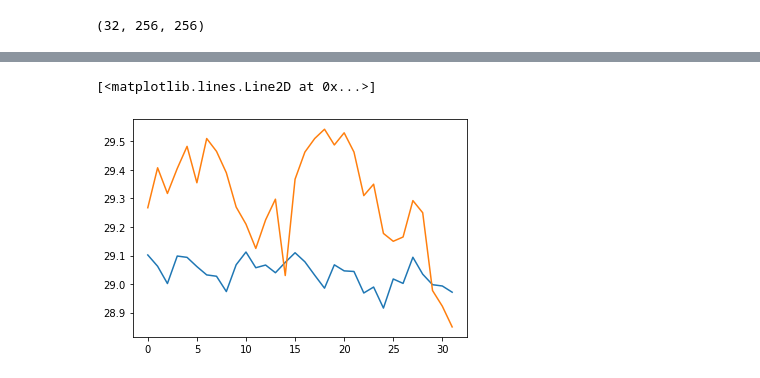
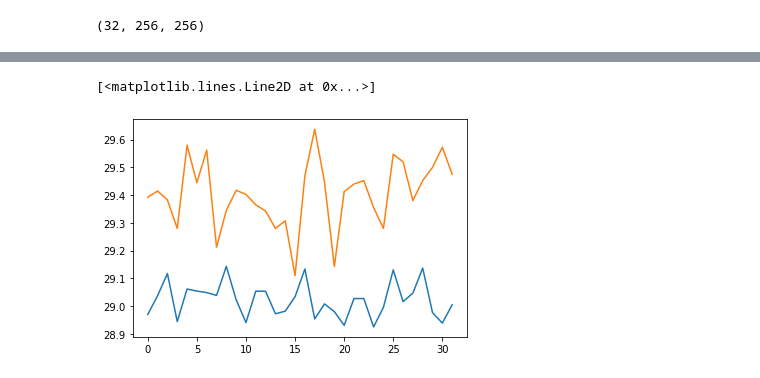
Before and after one commit to ZhenWZ/SST-Forecast, a Jupyter notebook: vunet/Train_vunet.ipynb, the cells around one changed output, grey strips where cells are left out. Saved outputs shown, nothing was run; the diff lists cells and outputs as text; code cells hidden in the pictures.

```diff
--- a/vunet/Train_vunet.ipynb
+++ b/vunet/Train_vunet.ipynb
@@ -150,11 +156,11 @@ print(label[:,0,0])
  22.6525 22.7275 22.625  22.5325 22.6    22.6525 22.62   22.4825 22.6025
  22.7225 22.995  22.8675 23.02   23.0725]
 # %%
-plt.plot(sample[:,100,100])
-plt.plot(label[:,100,100])
+plt.plot(sample[:,200,6])
+plt.plot(label[:,200,6])
 # %% [output]
 [<matplotlib.lines.Line2D at 0x...>]
-[figure, old version]
+[figure, new version]
 # %%
 plt.figure(figsize=(10,80))
 for i in range(sample.shape[0]):
```
Also changed, not shown: parts of 10 cells of this notebook, 1 other file.
